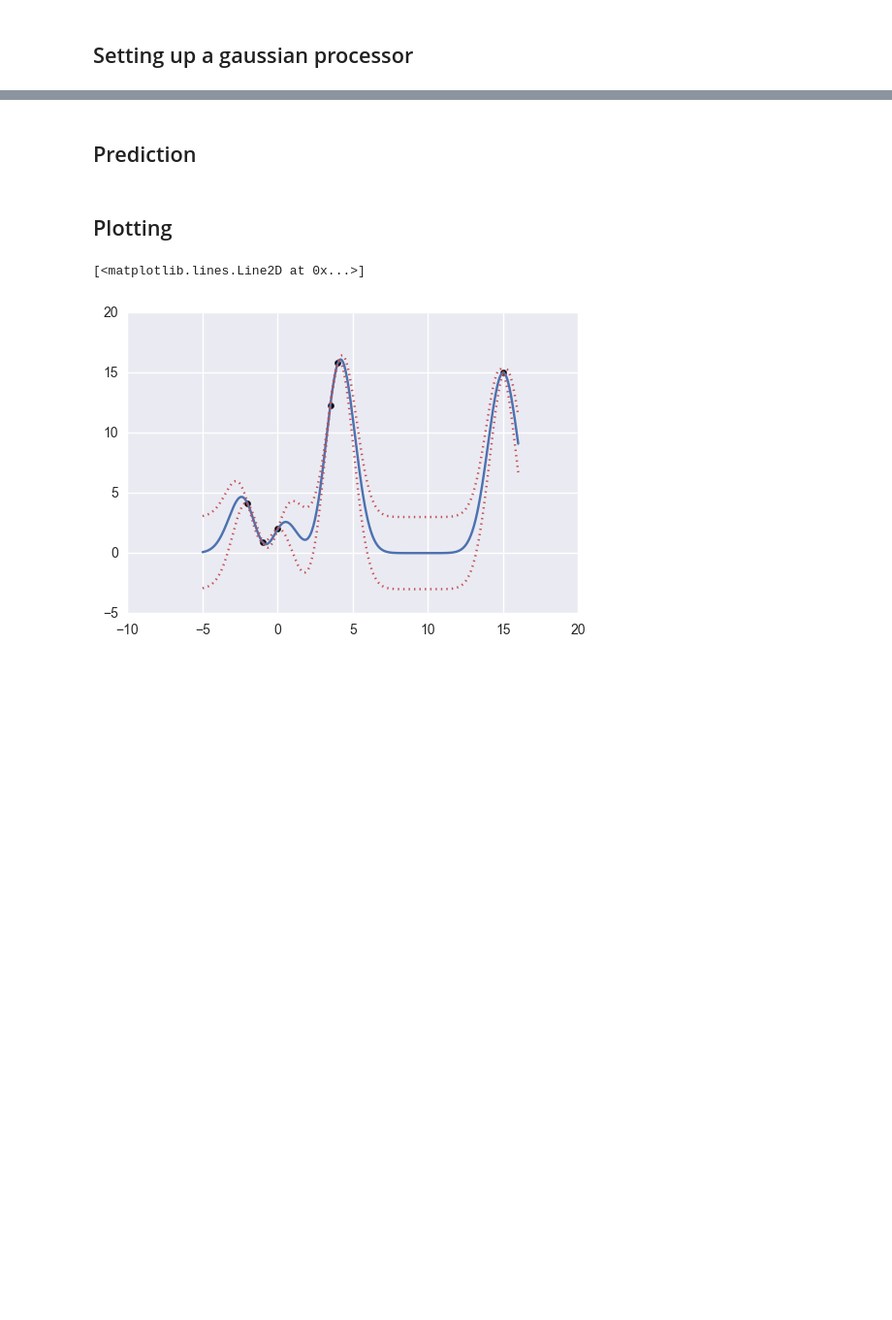
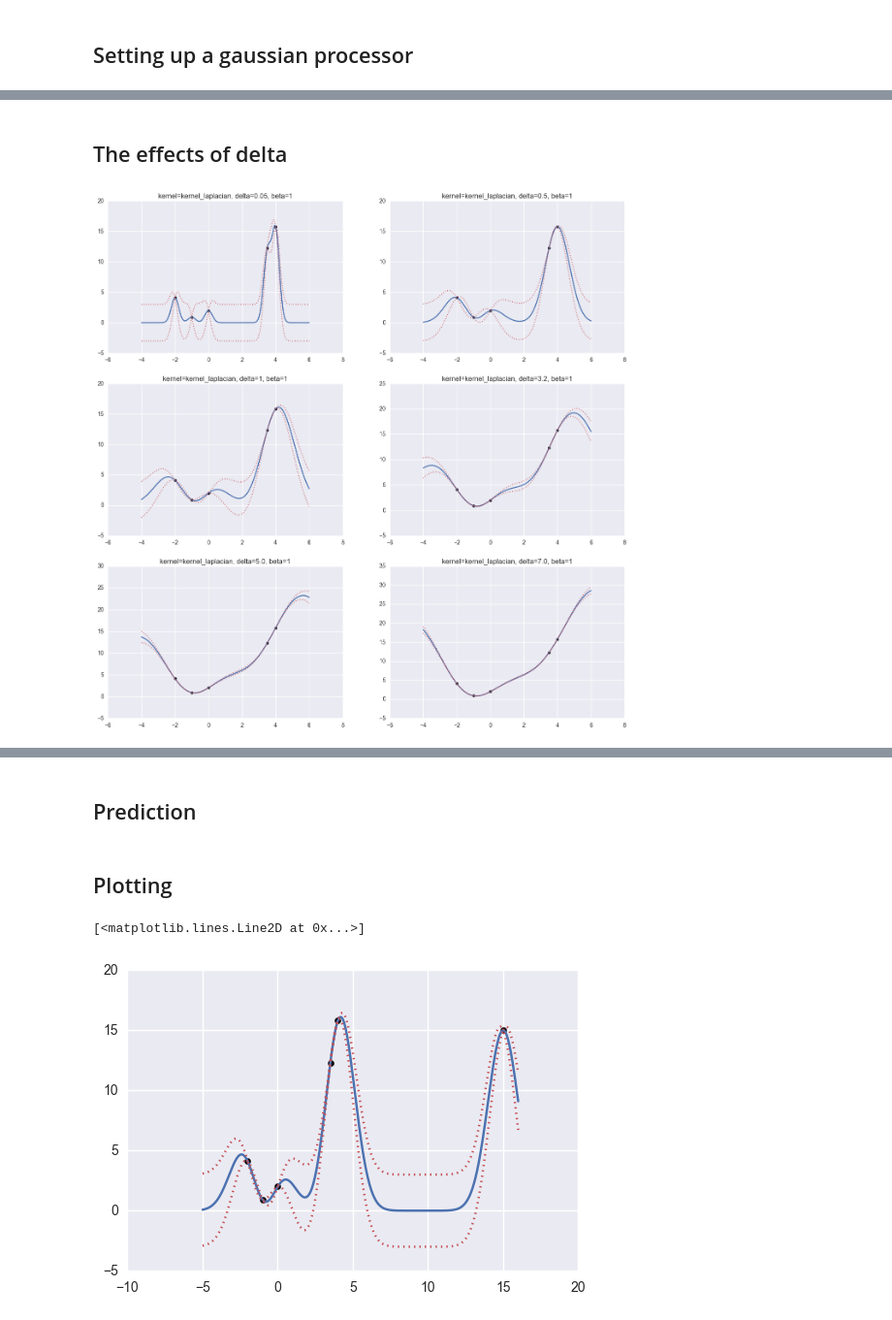
Before and after one commit to muatik/machine-learning-examples, a Jupyter notebook: gaussianprocess2.ipynb, the cells around one changed output, grey strips where cells are left out. Shown at 97% size. Drawn from its saved outputs; the diff is of its cells as text; code cells hidden in the pictures; blank space fills up the shorter version.

```diff
--- a/gaussianprocess2.ipynb
+++ b/gaussianprocess2.ipynb
@@ -97,0 +133,11 @@ create_case(
+# %% [markdown]
+## The effects of delta
+# %%
+plt.figure(figsize=(16, 16))
+for i, d in enumerate([0.05, 0.5, 1, 3.2, 5.0, 7.0]):
+    plt.subplot("32{}".format(i+1))
+    plt.title("kernel={}, delta={}, beta={}".format("kernel_laplacian", d, 1))
+    create_case(
+        GP.generate_kernel(GP.kernel_bell_shape, delta=d), R=0)
+# %% [output]
+[figure, added]
```
Also changed, not shown: parts of 7 cells of this notebook, 2 other files.
